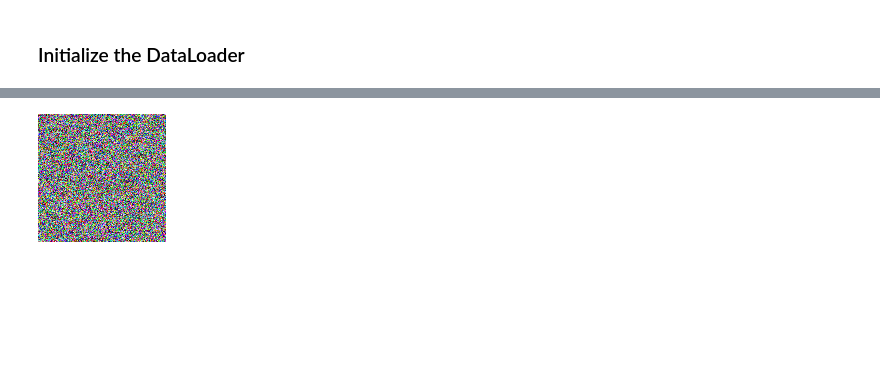
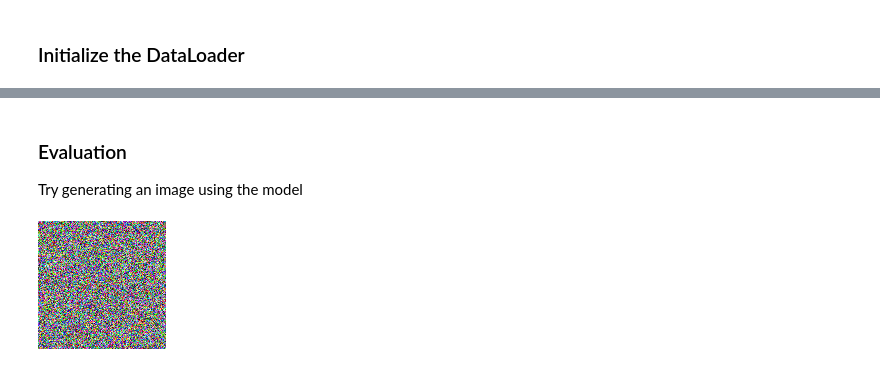
Before and after one commit to athmihir/Causal-Diffusion-Model, a Jupyter notebook: visualize.ipynb, the cells around one changed output, grey strips where cells are left out. Drawn from its saved outputs; the diff is of its cells as text; code cells hidden in the pictures; blank space fills up the shorter version.

```diff
--- a/visualize.ipynb
+++ b/visualize.ipynb
@@ -118,26 +167,5 @@ visualize_image(noisy_image)
 # %%
-# Create the network or load an existing one
-if os.path.exists(MODEL_PATH):
-    net = torch.load(MODEL_PATH, weights_only=False)
-else:
-    net = UNet2DModel(
-        sample_size=128,  # the target image resolution
-        in_channels=3,  # the number of input channels, 3 for RGB images
-        out_channels=3,  # the number of output channels
-        layers_per_block=2,  # how many ResNet layers to use per UNet block
-        block_out_channels=(32, 64, 64),  # Roughly matching our basic unet example
-        down_block_types=(
-            "DownBlock2D",  # a regular ResNet downsampling block
-            "DownBlock2D",  # a ResNet downsampling block with spatial self-attention
-            "DownBlock2D",
-        ),
-        up_block_types=(
-            "UpBlock2D",
-            "UpBlock2D",  # a ResNet upsampling block with spatial self-attention
-            "UpBlock2D",  # a regular ResNet upsampling block
-        ),
-    )  # <<<
-net.to(DEVICE)
+# Train the model
 net.train()
 
 num_params = sum(p.numel() for p in net.parameters())
@@ -147,7 +175,7 @@ logger.info(f"Number of parameters: {num_params / 1e6:.2f} million")
 loss_fn = torch.nn.MSELoss()
 
 # The optimizer
-opt = torch.optim.Adam(net.parameters(), lr=1e-3)
+opt = torch.optim.Adam(net.parameters(), lr=1e-4)
 
 # Keeping a record of the losses for later viewing
 losses = []
@@ -203,7 +212,13 @@ KeyboardInterrupt:
 # %%
 torch.save(net, 'model.pt')
+# %% [markdown]
+### Evaluation
+
+Try generating an image using the model
 # %%
-# x = torch.rand(1, 3, 128, 128).to(DEVICE)
-# visualize_image(x[0])
+net.eval()
+# Create random noise
+latents = torch.randn((1, 3, 128, 128)).to(DEVICE)
+visualize_image(latents[0])
 # %% [output]
-[figure, old version]
+[figure, new version]
```
Also changed, not shown: parts of 9 cells of this notebook.
